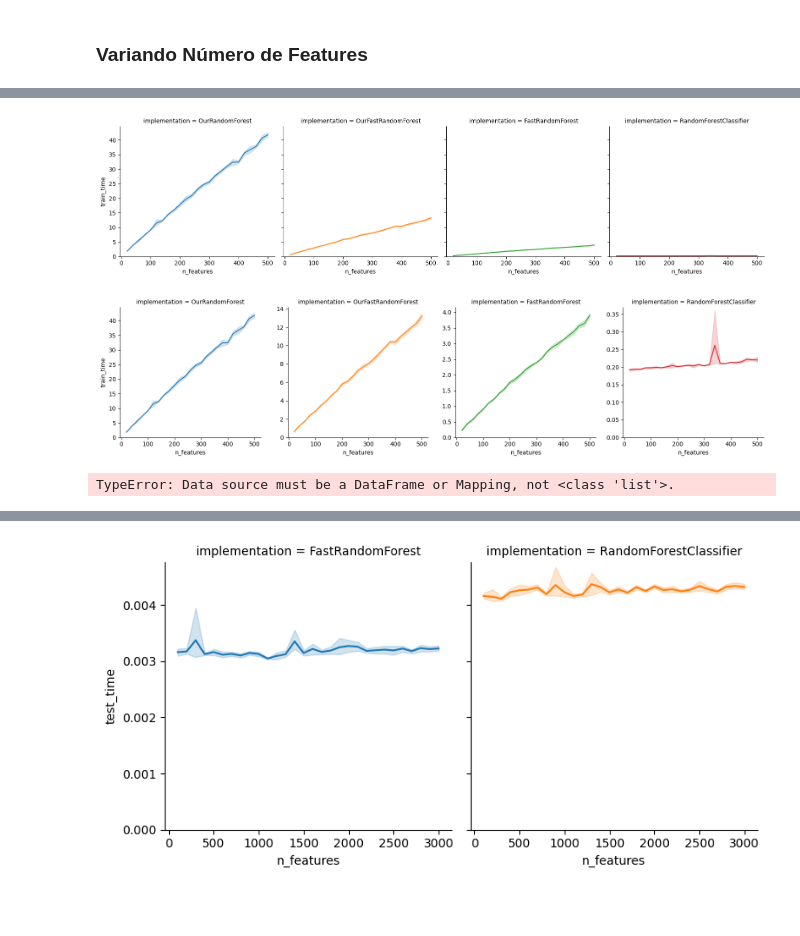
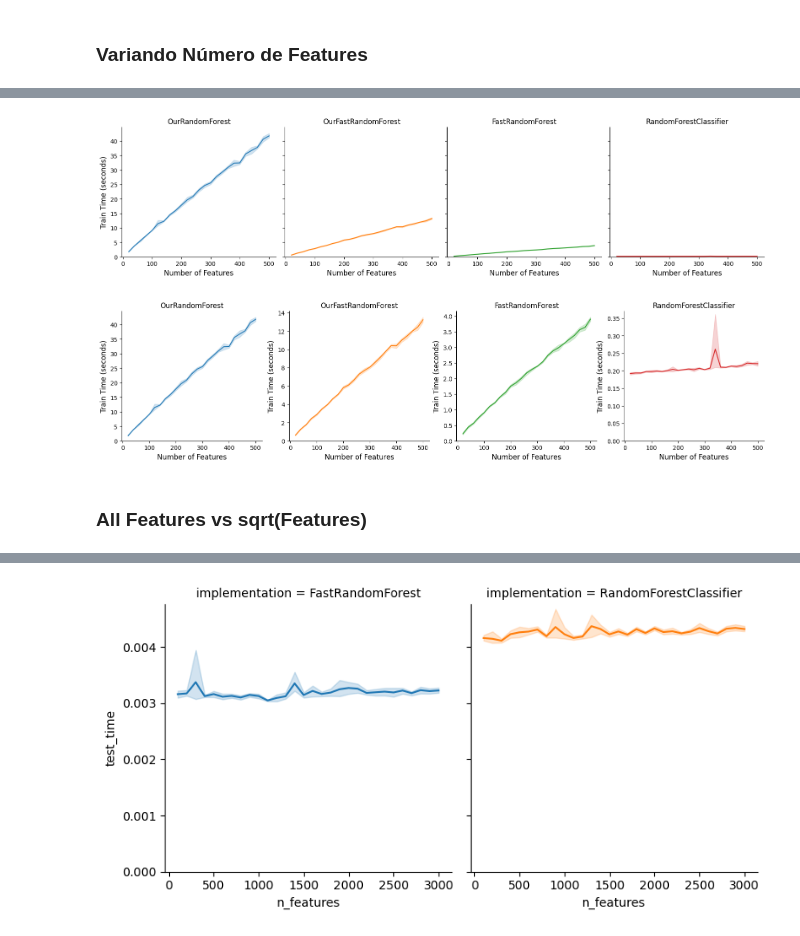
Before and after one commit to grkremer/algorithms_2026-2, a Jupyter notebook: tests.ipynb, the cells around one changed output, grey strips where cells are left out. Cells and saved outputs as stored; diff of their text form; code cells hidden in the pictures; blank space fills up the shorter version.

```diff
--- a/tests.ipynb
+++ b/tests.ipynb
@@ -145,0 +163,22 @@ g.axes.flatten()[0].set_xlim(0, 2000)
+# %%
+results = pd.concat([pd.read_csv('results/results_v22.csv')])
+g = sns.FacetGrid(data = results, col='implementation', sharey=True, height=4, hue='implementation')
+g.map(sns.lineplot, 'n_samples', "accuracy")
+
+# Ensure each facet's y-axis starts at 0
+for ax in g.axes.flatten():
+    ax.set_ylim(bottom=0)
+    ax.set_ylabel('Accuracy')
+    ax.set_xlabel('Number of Samples')
+    ax.title.set_size(12)
+    ax.xaxis.label.set_size(12)
+    ax.yaxis.label.set_size(12)
+    ax.set_title((ax.get_title().replace('implementation = ', '')))
+
+#Plota o valor médio de acurácia em cada axis
+for ax in g.axes.flatten():
+    impl = ax.get_title().replace('implementation = ', '')
+    mean_acc = results[results['implementation'] == impl]['accuracy'].mean()
+    ax.axhline(mean_acc, ls='--', color='red')
+    #plot o valor médio como texto
+    ax.text(0.5, mean_acc + -0.065, f'Mean: {mean_acc:.4f}', color='red', ha='center', va='bottom', transform=ax.get_yaxis_transform())
@@ -177,25 +220,63 @@ final.to_csv('results/results_v23.csv', index=False)
 # %%
 import seaborn as sns
 
 results = pd.concat([pd.read_csv('results/results_v23.csv')])
 g = sns.FacetGrid(data = results, col='implementation', sharey=True, height=4, hue='implementation')
 g.map(sns.lineplot, 'n_features', "train_time")
 
 # Ensure each facet's y-axis starts at 0
 for ax in g.axes.flatten():
     ax.set_ylim(bottom=0)
+    ax.set_ylabel('Train Time (seconds)')
+    ax.set_xlabel('Number of Features')
+    ax.title.set_size(12)
+    ax.xaxis.label.set_size(12)
+    ax.yaxis.label.set_size(12)
+    ax.set_title((ax.get_title().replace('implementation = ', '')))
+
+#set all font sizes
+
 
 
 g = sns.FacetGrid(data = results, col='implementation', sharey='col', height=4, hue='implementation')
 g.map(sns.lineplot, 'n_features', "train_time")
 
 # Ensure each facet's y-axis starts at 0
 for ax in g.axes.flatten():
     ax.set_ylim(bottom=0)
+    ax.set_ylabel('Train Time (seconds)')
+    ax.set_xlabel('Number of Features')
+    ax.title.set_size(12)
+    ax.xaxis.label.set_size(12)
+    ax.yaxis.label.set_size(12)
+    ax.set_title((ax.get_title().replace('implementation = ', '')))
 # %% [output]
-[figure, old version]
+[figure, new version]
-[figure, old version]
+[figure, new version]
+# %% [markdown]
+### All Features vs sqrt(Features)
 # %%
-sns.lineplot(data =results, x='n_features', y='train_time', hue='implementation').set_ylim(bottom=0)
+final = None
+
+features_interval = range(20,1001,20)
+samples_interval = range(100, 101)
+n_tests = range(5)
+n_jobs = 12
+
+tests = [{"features": features_interval, "samples": samples_interval, "n_test":n_test} for features_interval, samples_interval, n_test in list(itertools.product(features_interval, samples_interval, n_tests))]
+shuffle = True
+if shuffle:
+    np.random.shuffle(tests)
+
+for test in tqdm(tests):
+    features = test["features"]
+    samples = test["samples"]
+    n_test = test["n_test"]
+    # Create syntetic dataset using scikit
+    data = make_classification(n_samples=samples, n_features=features, n_informative=int(features*0.5), n_redundant=int(features*0.25), n_clusters_per_class=2, random_state=n_test,)
+    X, y = data
+    results = [benchmark_rf(FastRandomForest(n_trees=100, max_depth=7, max_features=None, n_jobs=n_jobs), X, y, n_tests=1),
+               benchmark_rf(FastRandomForest(n_trees=100, max_depth=7, max_features='sqrt', n_jobs=n_jobs), X, y, n_tests=1),
+            ]
+
+    final = pd.concat([final] + results, ignore_index=True)
-# %% [output]
-TypeError: Data source must be a DataFrame or Mapping, not <class 'list'>.
```
Also changed, not shown: parts of 9 cells of this notebook, 2 other files.
